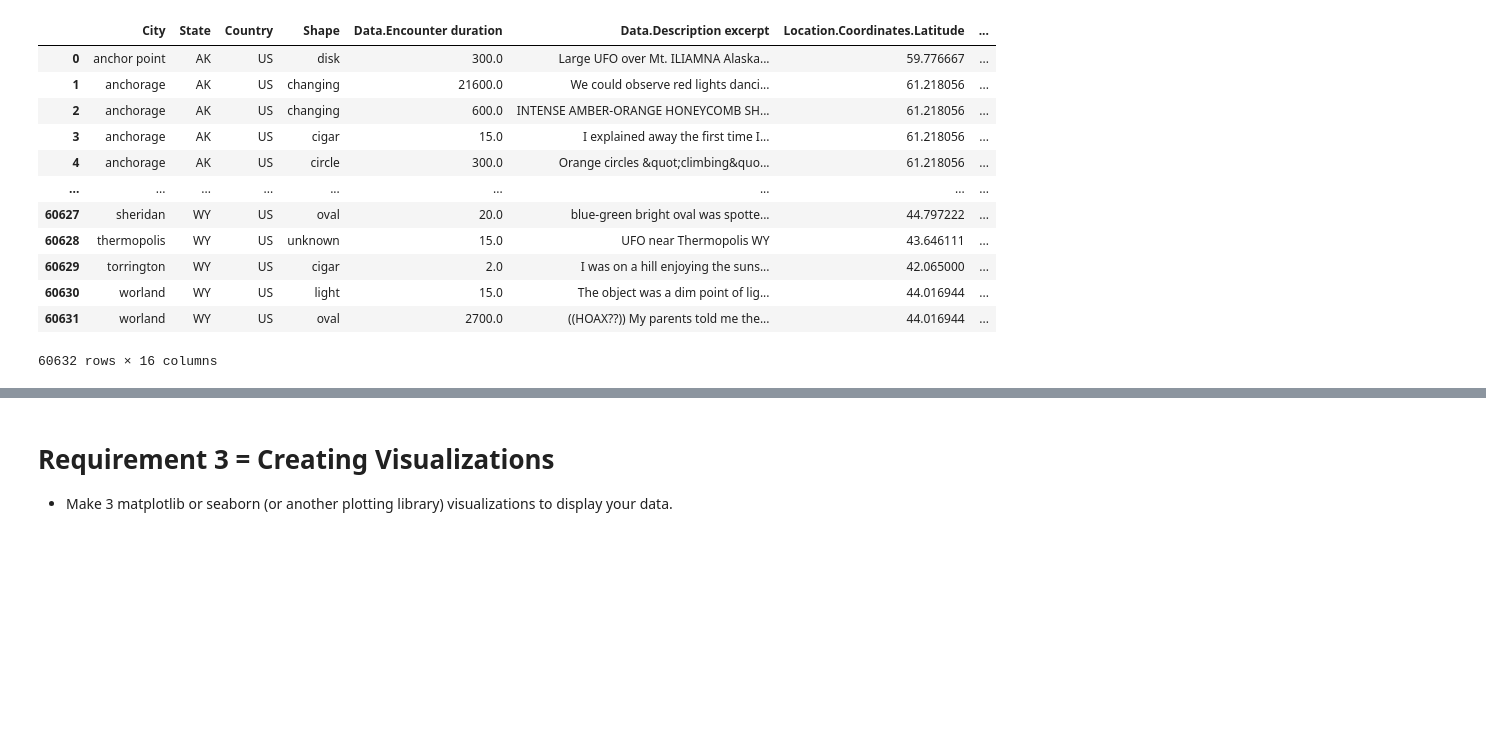
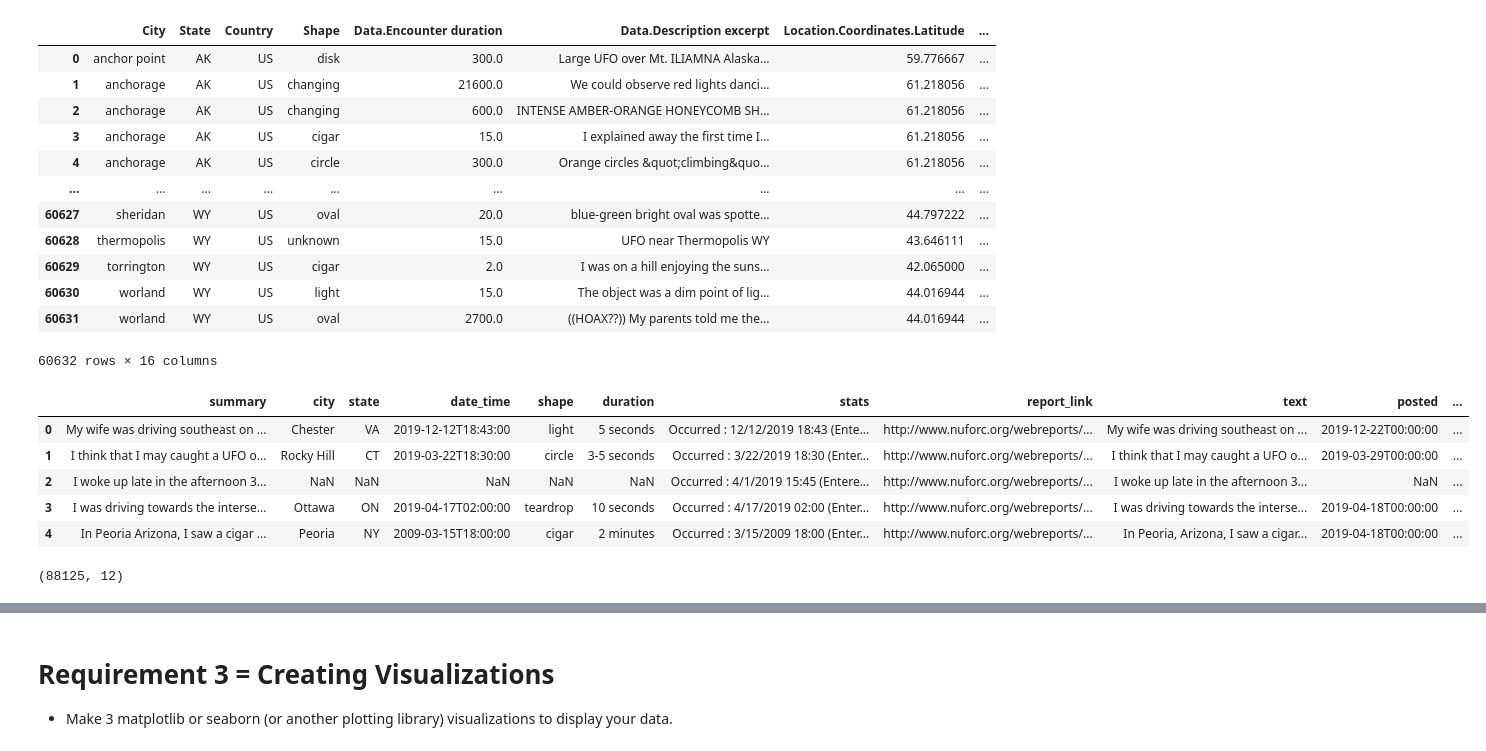
Before and after one commit to joannathom/UFO-Sightings, a Jupyter notebook: finalproject.ipynb, the cells around one changed output, grey strips where cells are left out. Cells and saved outputs as stored; diff of their text form; code cells hidden in the pictures; blank space fills up the shorter version.

```diff
--- a/finalproject.ipynb
+++ b/finalproject.ipynb
@@ -12,8 +12,8 @@ import pathlib
 # Requirement 1 = Loading two data sources
 # %%
 import pandas as pd
-
 UFODATA = pd.read_csv('ufo_sightings.csv')
+nufor= pd.read_csv('nuforc_reports.csv')
 # %% [markdown]
 # Requirement 2 = Clean and operate on the data while combining them.
   * I am going to look at the datasets by looking at shape, info, describing,
@@ -126,3 +125,16 @@ UFODATA.dropna()
 | 60630 | worland | WY | US | light | 15.0 | The object was a dim point of lig... | 44.016944 | ... |
 | 60631 | worland | WY | US | oval | 2700.0 | ((HOAX??)) My parents told me the... | 44.016944 | ... |
 60632 rows × 16 columns
+# %%
+nufor.head()
+# %% [output]
+|  | summary | city | state | date_time | shape | duration | stats | report_link | text | posted | ... |
+| 0 | My wife was driving southeast on ... | Chester | VA | 2019-12-12T18:43:00 | light | 5 seconds | Occurred : 12/12/2019 18:43 (Ente... | http://www.nuforc.org/webreports/... | My wife was driving southeast on ... | 2019-12-22T00:00:00 | ... |
+| 1 | I think that I may caught a UFO o... | Rocky Hill | CT | 2019-03-22T18:30:00 | circle | 3-5 seconds | Occurred : 3/22/2019 18:30 (Enter... | http://www.nuforc.org/webreports/... | I think that I may caught a UFO o... | 2019-03-29T00:00:00 | ... |
+| 2 | I woke up late in the afternoon 3... | NaN | NaN | NaN | NaN | NaN | Occurred : 4/1/2019 15:45 (Entere... | http://www.nuforc.org/webreports/... | I woke up late in the afternoon 3... | NaN | ... |
+| 3 | I was driving towards the interse... | Ottawa | ON | 2019-04-17T02:00:00 | teardrop | 10 seconds | Occurred : 4/17/2019 02:00 (Enter... | http://www.nuforc.org/webreports/... | I was driving towards the interse... | 2019-04-18T00:00:00 | ... |
+| 4 | In Peoria Arizona, I saw a cigar ... | Peoria | NY | 2009-03-15T18:00:00 | cigar | 2 minutes | Occurred : 3/15/2009 18:00 (Enter... | http://www.nuforc.org/webreports/... | In Peoria, Arizona, I saw a cigar... | 2019-04-18T00:00:00 | ... |
+# %%
+nufor.shape
+# %% [output]
+(88125, 12)
```
Also changed, not shown: parts of 3 cells of this notebook.
